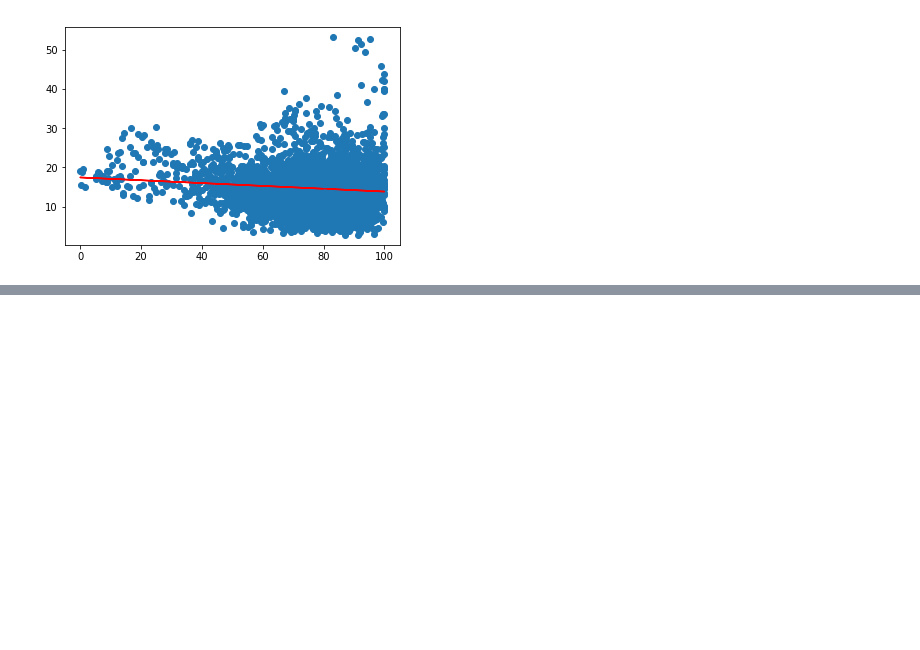
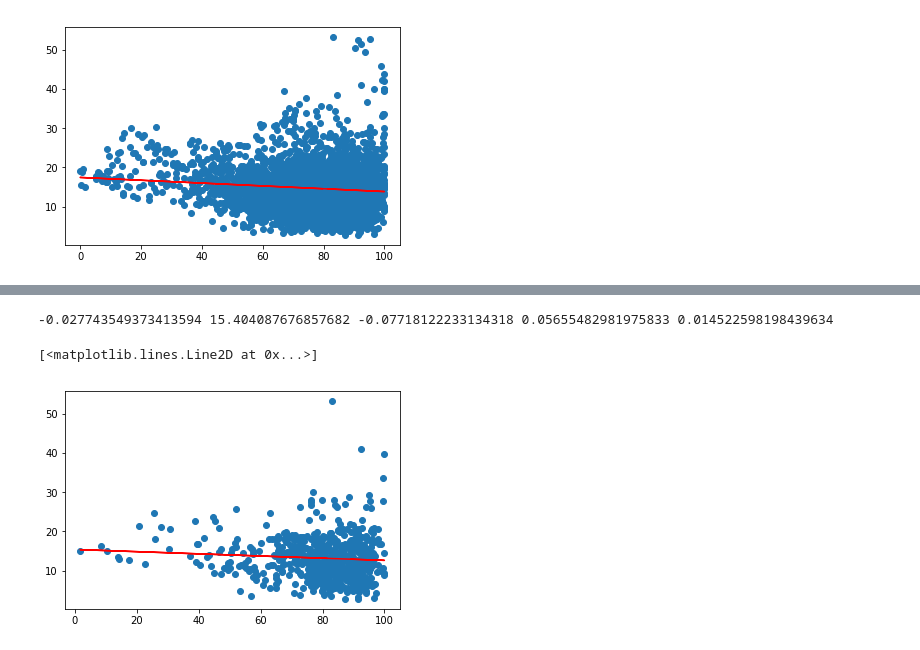
Before and after one commit to dkloepper/project-one, a Jupyter notebook: regression.ipynb, the cells around one changed output, grey strips where cells are left out. Drawn from its saved outputs; the diff is of its cells as text; code cells hidden in the pictures; blank space fills up the shorter version.

```diff
--- a/regression.ipynb
+++ b/regression.ipynb
@@ -56,0 +76,10 @@ plt.plot(df['PercentGoodDays'], intercept + slope*df['PercentGoodDays'], 'r', la
+# %%
+df_2017 = df[df['Year'] == 2017]
+slope, intercept, r_value, p_value, std_err = linregress(df_2017['PercentGoodDays'], df_2017['PctBelowPoverty Population'])
+print(slope, intercept, r_value, p_value, std_err)
+plt.plot(df_2017['PercentGoodDays'], df_2017['PctBelowPoverty Population'], 'o', label='original data')
+plt.plot(df_2017['PercentGoodDays'], intercept + slope*df_2017['PercentGoodDays'], 'r', label='fitted line')
+# %% [output]
+-0.027743549373413594 15.404087676857682 -0.07718122233134318 0.05655482981975833 0.014522598198439634
+[<matplotlib.lines.Line2D at 0x...>]
+[figure, added]
```
Also changed, not shown: parts of 5 cells of this notebook.
